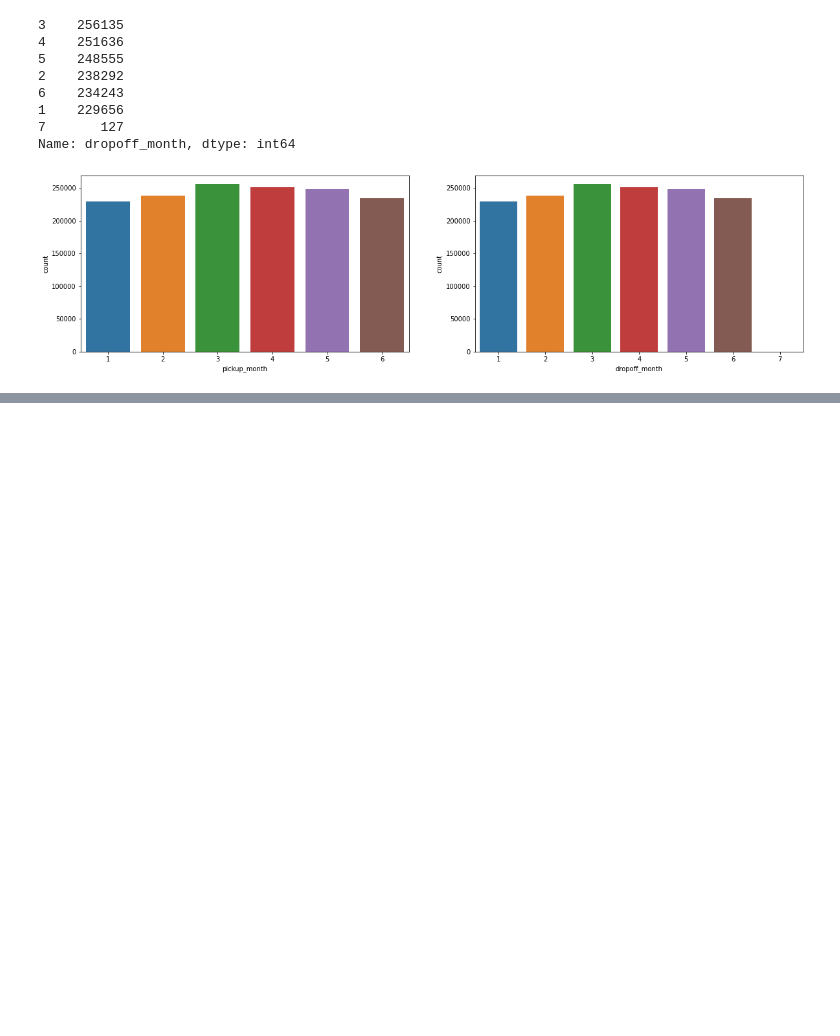
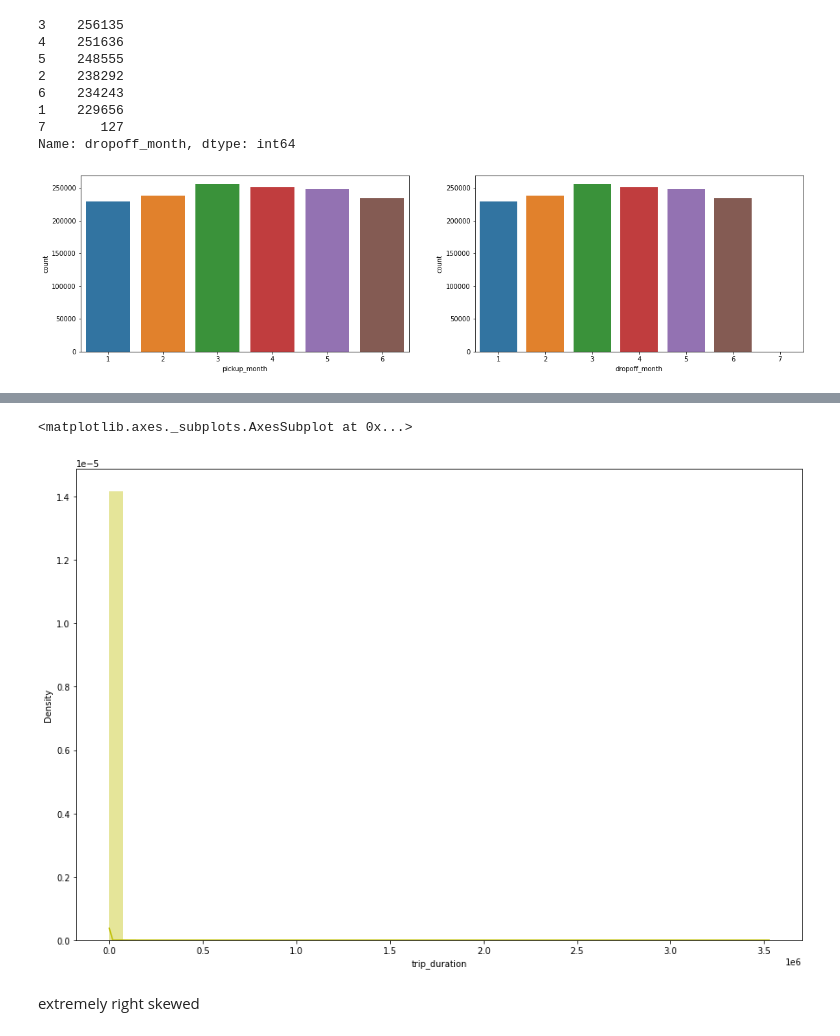
Before and after one commit to kiran2424/NYC-Taxi-Trip-Time-Prediction, a Jupyter notebook: NYC_Taxi_Trip_Time_Prediction_Capstone_Project.ipynb, the cells around one changed output, grey strips where cells are left out. Saved outputs shown, nothing was run; the diff lists cells and outputs as text; code cells hidden in the pictures; blank space fills up the shorter version.

```diff
--- a/NYC_Taxi_Trip_Time_Prediction_Capstone_Project.ipynb
+++ b/NYC_Taxi_Trip_Time_Prediction_Capstone_Project.ipynb
@@ -363,0 +369,9 @@ plt.show()
+# %%
+def cal_distance(p_lat,p_long,d_lat,d_long):
+
+ start_coordinates=(p_lat,p_long)
+ stop_coordinates=(d_lat,d_long)
+
+ return great_circle(start_coordinates,stop_coordinates).km
+# %%
+data['distance'] = data.apply(lambda x: cal_distance(x['pickup_latitude'],x['pickup_longitude'],x['dropoff_latitude'],x['dropoff_longitude']), axis=1)
@@ -363,0 +438,8 @@ plt.show()
+# %%
+plt.figure(figsize=(15,10))
+sns.distplot(data['trip_duration'],color="y")
+# %% [output]
+<matplotlib.axes._subplots.AxesSubplot at 0x...>
+[figure, added]
+# %% [markdown]
+extremely right skewed
```
Also changed, not shown: parts of 20 cells of this notebook.
